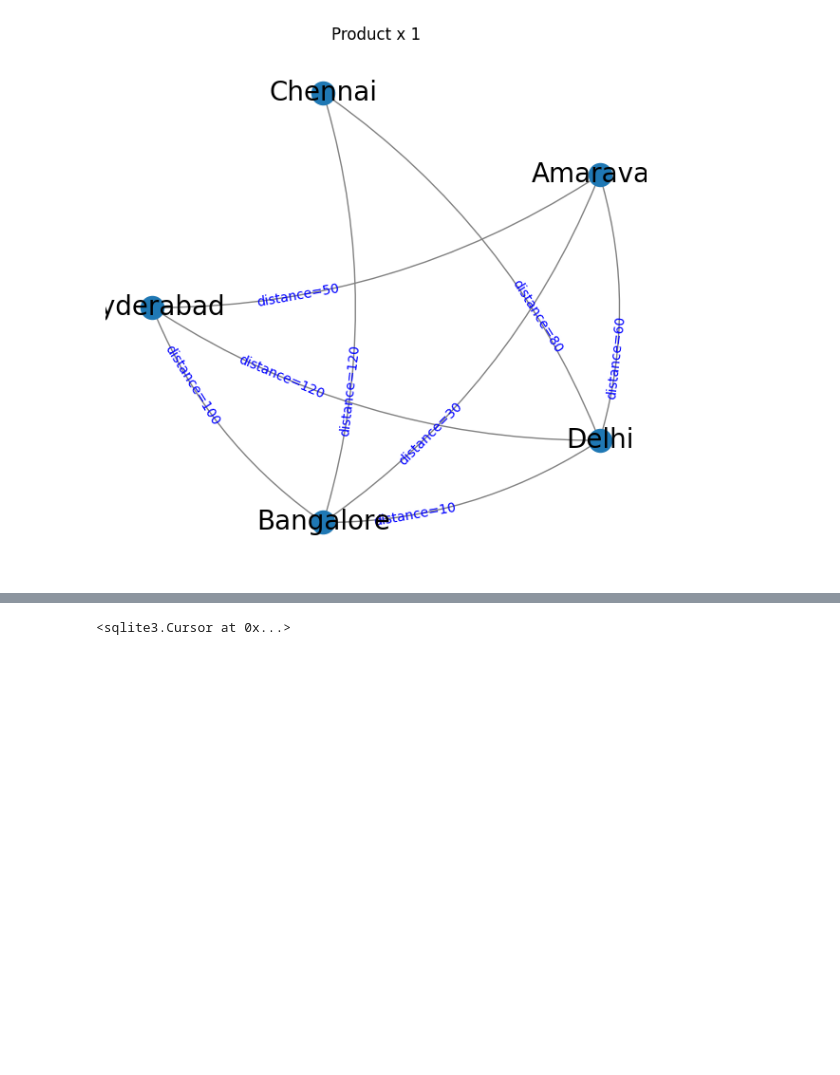
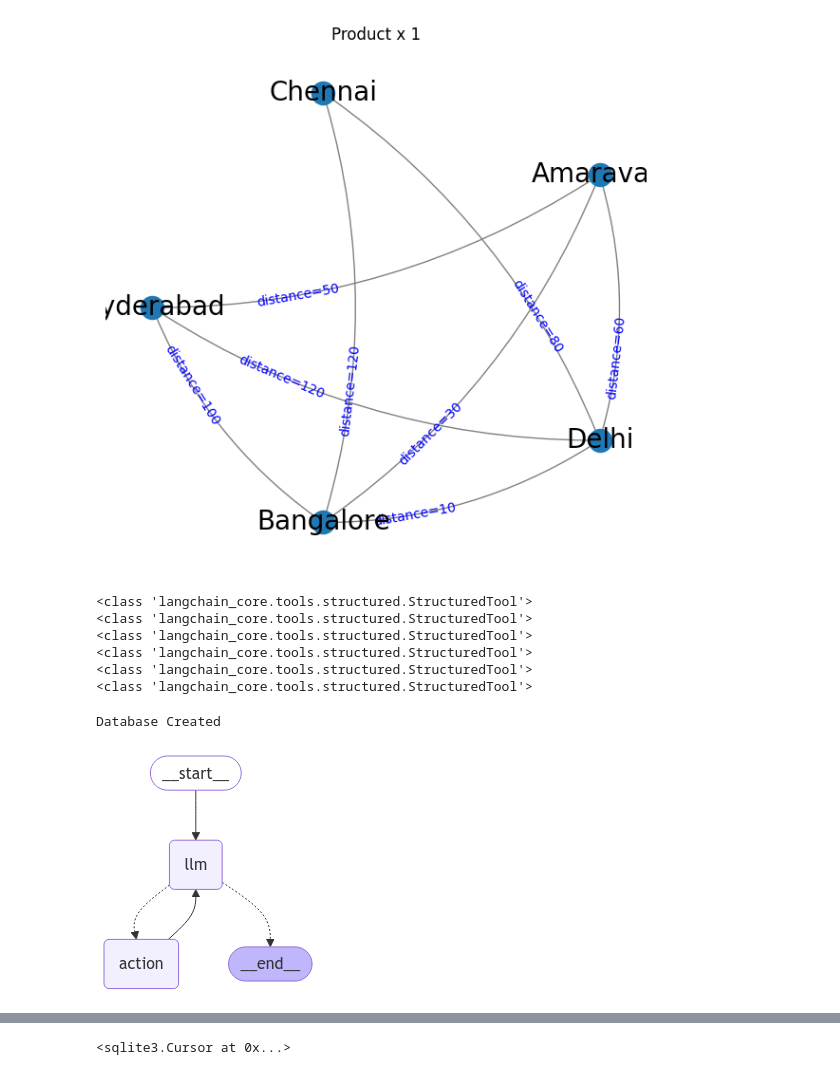
Before and after one commit to Narasim/Python_DLDS, a Jupyter notebook: AgenticAI_Graphs_HumanInLoop.ipynb, the cells around one changed output, grey strips where cells are left out. Cells and saved outputs as stored; diff of their text form; code cells hidden in the pictures; blank space fills up the shorter version.

Commit message:
Kaggle Notebook | AgenticAI Graphs Human in Loop and Persistency | Version 1

```diff
--- a/AgenticAI_Graphs_HumanInLoop.ipynb
+++ b/AgenticAI_Graphs_HumanInLoop.ipynb
@@ -204,0 +500,37 @@ plt.show()
+# %%
+def get_permission_for_resource_allocation():
+    """
+    The tool gets users' permission whether to allocate resources or not.
+
+    :returns: Yes or No
+    :rtype: Boolean
+    """
+    print(f"\nYour input is required for the resource allocation")
+    human_response = input("Please enter 'yes' or 'no': ").strip().lower()
+    while human_response not in ['yes', 'no']:
+        print("Invalid input. Please enter 'yes' or 'no'.")
+        human_response = input("Please enter 'yes' or 'no': ").strip().lower()
+
+
+    return f"The users' response is {human_response}."
+
+
+async def aget_permission_for_resource_allocation():
+    """
+    The tool gets users' permission whether to allocate resources or not.
+
+    :returns: Yes or No
+    :rtype: Boolean
+    """
+    print(f"\nYour input is required for the resource allocation ")
+    human_response = input("Please enter 'yes' or 'no': ").strip().lower()
+    while human_response not in ['yes', 'no']:
+        print("Invalid input. Please enter 'yes' or 'no'.")
+        human_response = input("Please enter 'yes' or 'no': ").strip().lower()
+
+
+    return f"The users' response is {human_response}."
+
+
+
+get_permission_for_resource_allocation = StructuredTool.from_function(func=get_permission_for_resource_allocation, coroutine=aget_permission_for_resource_allocation)
@@ -204,0 +621,14 @@ plt.show()
+# %%
+print(type(get_shortest_path))
+print(type(get_path_distance))
+print(type(find_all_simple_paths))
+print(type(check_paths_feasibility))
+print(type(allocate_resources))
+print(type(get_permission_for_resource_allocation))
+# %% [output]
+<class 'langchain_core.tools.structured.StructuredTool'>
+<class 'langchain_core.tools.structured.StructuredTool'>
+<class 'langchain_core.tools.structured.StructuredTool'>
+<class 'langchain_core.tools.structured.StructuredTool'>
+<class 'langchain_core.tools.structured.StructuredTool'>
+<class 'langchain_core.tools.structured.StructuredTool'>
@@ -204,0 +855,4 @@ plt.show()
+# %%
+abot = Agent(llm, [get_shortest_path, get_path_distance, find_all_simple_paths, check_paths_feasibility, allocate_resources, get_permission_for_resource_allocation], network_graph, system=prompt)
+# %% [output]
+Database Created
@@ -204,0 +861,6 @@ plt.show()
+# %%
+from IPython.display import Image
+
+Image(abot.agent.get_graph().draw_mermaid_png())
+# %% [output]
+[figure, added]
```
Also changed, not shown: parts of 29 cells of this notebook.
